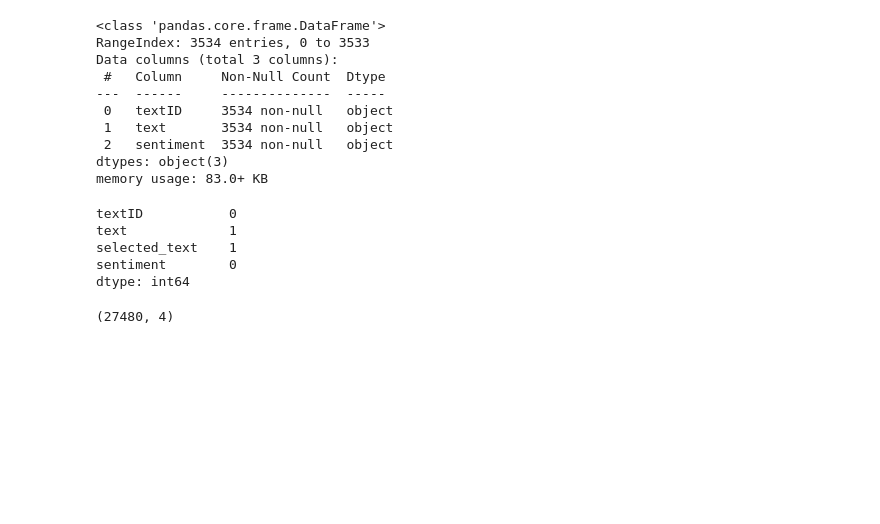
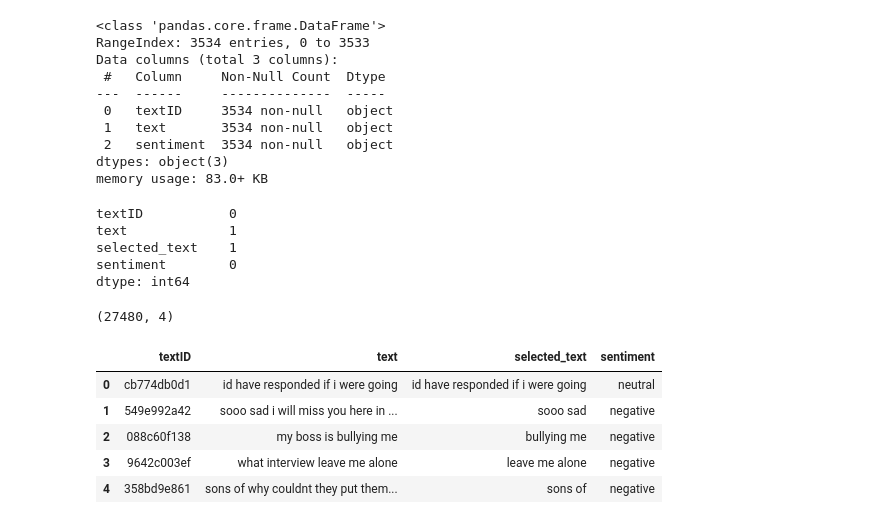
Before and after one commit to methasantosa/KaggleCompetition, a Jupyter notebook: tweet-sentiment-extraction-1.ipynb, the cells around one changed output. Drawn from its saved outputs; the diff is of its cells as text; code cells hidden in the pictures; blank space fills up the shorter version.

```diff
--- a/tweet-sentiment-extraction-1.ipynb
+++ b/tweet-sentiment-extraction-1.ipynb
@@ -109,3 +109,19 @@ train.dropna(inplace=True)
 train.shape
 # %% [output]
 (27480, 4)
+# %%
+def remove_hyperlinks(text):
+    hyperlinkfree=re.sub('https?://\S+|www\.\S+', '', text)
+    return hyperlinkfree
+
+def remove(text):
+    text=re.sub('\S*\d\S*',' ',text) #Removing Numbers
+    text=re.sub('<.*?>+',' ',text)   #Removing Angular Brackets
+    text=re.sub('\[.*?\]',' ',text)  #Removing Square Brackets
+    text=re.sub('\n',' ',text)       #Removing '\n' character
+    text=re.sub('\*+','',text) #Replacing **** by ABUSE word
+    return text
+
+def remove_punctuation(text):
+    punctuationfree="".join([i for i in text if i not in string.punctuation])
+    return punctuationfree
@@ -111,0 +144,9 @@ train.shape
+# %%
+train.head()
+# %% [output]
+|  | textID | text | selected_text | sentiment |
+| 0 | cb774db0d1 | id have responded if i were going | id have responded if i were going | neutral |
+| 1 | 549e992a42 | sooo sad i will miss you here in ... | sooo sad | negative |
+| 2 | 088c60f138 | my boss is bullying me | bullying me | negative |
+| 3 | 9642c003ef | what interview leave me alone | leave me alone | negative |
+| 4 | 358bd9e861 | sons of why couldnt they put them... | sons of | negative |
```
Also changed, not shown: parts of 10 cells of this notebook.
